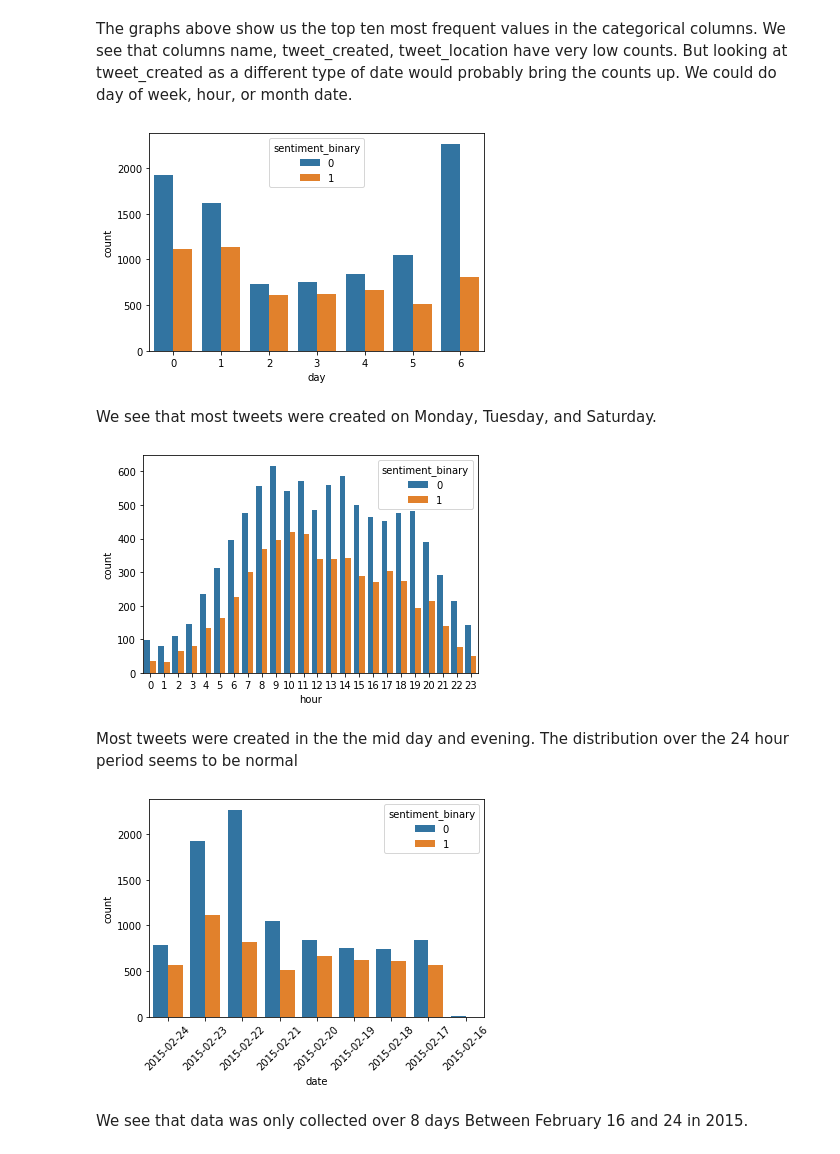
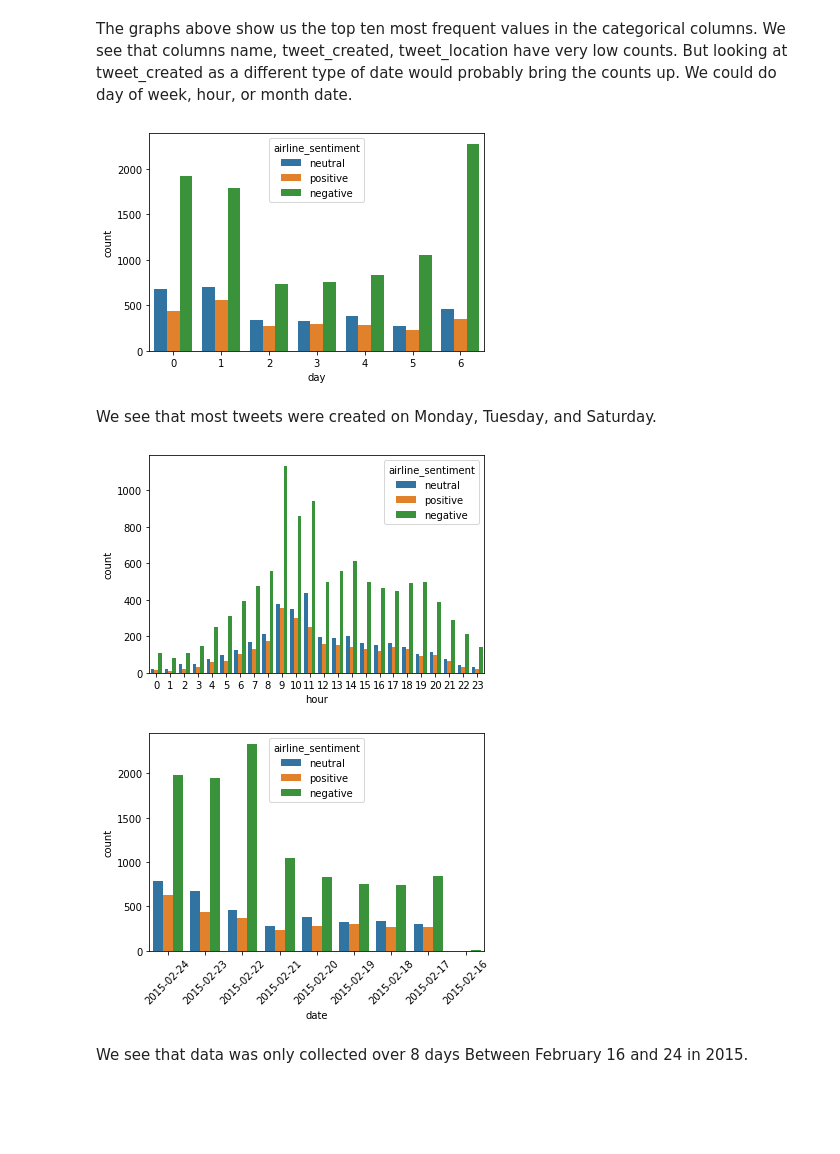
Before and after one commit to willjdew/Airline-Twitter-Sentiment, a Jupyter notebook: notebooks/Twitter_US_Airline_ Sentiment.ipynb, the cells around one changed output. Cells and saved outputs as stored; diff of their text form; code cells hidden in the pictures; blank space fills up the shorter version.

```diff
--- a/notebooks/Twitter_US_Airline_ Sentiment.ipynb
+++ b/notebooks/Twitter_US_Airline_ Sentiment.ipynb
@@ -67,7 +79,12 @@ sns.countplot(df_1['airline'], hue=df_1['airline_sentiment'])
 plt.title('Airlines Sentiment');
 # %% [output]
 [figure]
+# %%
+# create a dummie matrix of user_timezone
+df_a = pd.get_dummies(df_1['airline'])
+# add tweet_id to dummies matrix and merge with original dataframe
+df_a['tweet_id'] = df_1['tweet_id']
+
+df_1 = pd.merge(df_1, df_a, on='tweet_id')
 # %% [markdown]
 In the graph above we see the airline sentiments of each airline neutral, positive, and negative counts.  We see that all but Virgin America have a lot more negative tweets then neutral or positive and in some cases more then both of them combined.
-# %%
-df_1['sentiment_binary'] = df_1['airline_sentiment'].replace({'positive': 1, 'neutral': 1, 'negative': 0})
@@ -101,3 +105,5 @@ for i, c in enumerate(columns, start=1):
+# %%
+df_1 = df_1.drop(['negativereason', 'name'], axis=1)
 # %% [markdown]
 The graphs above show us the top ten most frequent values in the categorical columns.  We see that columns name, tweet_created, tweet_location have very low counts.  But looking at tweet_created as a different type of date would probably bring the counts up.  We could do day of week, hour, or month date.
 # %%
@@ -105,22 +111,30 @@ df_1['day'] = pd.DatetimeIndex(df_1['tweet_created']).dayofweek
 df_1['hour'] = pd.DatetimeIndex(df_1['tweet_created']).hour
 df_1['date'] = pd.DatetimeIndex(df_1['tweet_created']).date
 # %%
-chart = sns.countplot(x='day', data=df_1, hue='sentiment_binary');
+chart = sns.countplot(x='day', data=df_1, hue='airline_sentiment');
 # %% [output]
-[figure, old version]
+[figure, new version]
+# %%
+# Create list of the non top ten inthe user_timezone
+user_timezone_lowest = list(df_1['user_timezone'].value_counts().tail(842).index)
+# create a dummie matrix of user_timezone
+df_day = pd.get_dummies(df_1['day'])
+df_day =df_day.rename(columns={0: 'Monday', 1: 'Tuesday', 2: 'Wednesday', 3: 'Thursday', 4: 'Friday', 5: 'Saturday', 6: 'Sunday'})
+# add tweet_id to dummies matrix and merge with original dataframe
+df_day['tweet_id'] = df_1['tweet_id']
+
+df_1 = pd.merge(df_1, df_day, on='tweet_id')
 # %% [markdown]
 We see that most tweets were created on Monday, Tuesday, and Saturday.
 # %%
-chart = sns.countplot(x='hour', data=df_1, hue='sentiment_binary');
+chart = sns.countplot(x='hour', data=df_1, hue='airline_sentiment');
 # %% [output]
-[figure, old version]
+[figure, new version]
-# %% [markdown]
-Most tweets were created in the the mid day and evening.  The distribution over the 24 hour period seems to be normal
 # %%
-chart = sns.countplot(x='date', data=df_1, hue='sentiment_binary')
+chart = sns.countplot(x='date', data=df_1, hue='airline_sentiment')
 chart.set_xticklabels(chart.get_xticklabels(), rotation=45);
 # %% [output]
-[figure, old version]
+[figure, new version]
 # %% [markdown]
 We see that data was only collected over 8 days Between February 16 and 24 in 2015.
 # %%
```
Also changed, not shown: parts of 38 cells of this notebook.
